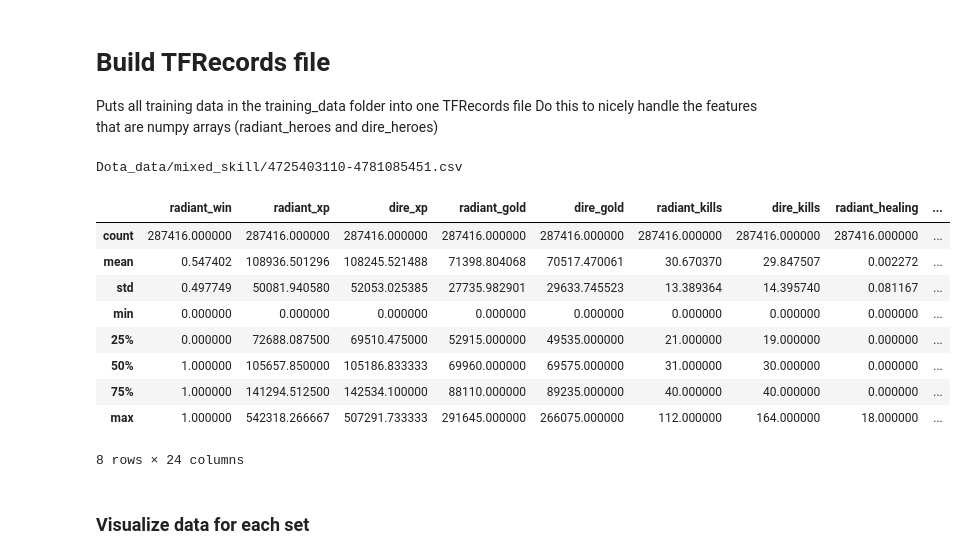
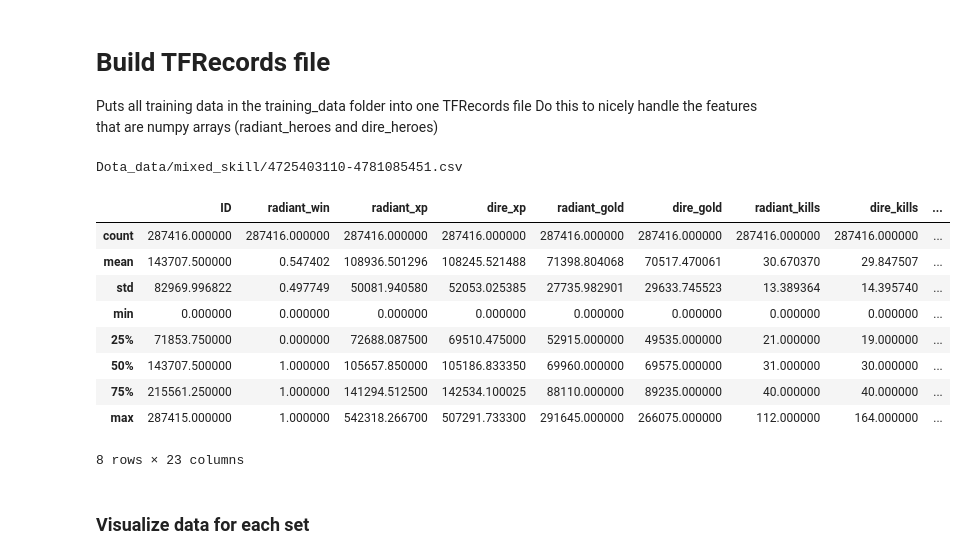
Before and after one commit to JoshEZiegler/MLProjects, a Jupyter notebook: VideoGameDrafting/Dota2Project/DotaDataCollection.ipynb, the cells around one changed output. Cells and saved outputs as stored; diff of their text form; code cells hidden in the pictures.

```diff
--- a/VideoGameDrafting/Dota2Project/DotaDataCollection.ipynb
+++ b/VideoGameDrafting/Dota2Project/DotaDataCollection.ipynb
@@ -615,28 +615,28 @@ Do this to nicely handle the features that are numpy arrays (radiant_heroes and
 # %%
 dota2_df = None
 files=glob.glob(os.path.join('Dota_data','mixed_skill','*.csv'))
 files.sort(key=os.path.getmtime)
 print(files[0])
 for filename in files[-1:]:
     if type(dota2_df)==None:
-        dota2_df = pd.read_csv(filename, usecols=range(1,26))
+        dota2_df = pd.read_csv(filename, usecols=range(0,23))
     else:
-        dota2_df = pd.concat([dota2_df, pd.read_csv(filename, usecols=range(1,26))],ignore_index=True)
+        dota2_df = pd.concat([dota2_df, pd.read_csv(filename, usecols=range(0,23))],ignore_index=True)
 
 dota2_df = dota2_df.reindex(np.random.permutation(dota2_df.index))
 dota2_df.describe()
 # %% [output]
 Dota_data/mixed_skill/4725403110-4781085451.csv
-|  | radiant_win | radiant_xp | dire_xp | radiant_gold | dire_gold | radiant_kills | dire_kills | radiant_healing | ... |
+|  | ID | radiant_win | radiant_xp | dire_xp | radiant_gold | dire_gold | radiant_kills | dire_kills | ... |
 | count | 287416.000000 | 287416.000000 | 287416.000000 | 287416.000000 | 287416.000000 | 287416.000000 | 287416.000000 | 287416.000000 | ... |
-| mean | 0.547402 | 108936.501296 | 108245.521488 | 71398.804068 | 70517.470061 | 30.670370 | 29.847507 | 0.002272 | ... |
-| std | 0.497749 | 50081.940580 | 52053.025385 | 27735.982901 | 29633.745523 | 13.389364 | 14.395740 | 0.081167 | ... |
+| mean | 143707.500000 | 0.547402 | 108936.501296 | 108245.521488 | 71398.804068 | 70517.470061 | 30.670370 | 29.847507 | ... |
+| std | 82969.996822 | 0.497749 | 50081.940580 | 52053.025385 | 27735.982901 | 29633.745523 | 13.389364 | 14.395740 | ... |
 | min | 0.000000 | 0.000000 | 0.000000 | 0.000000 | 0.000000 | 0.000000 | 0.000000 | 0.000000 | ... |
-| 25% | 0.000000 | 72688.087500 | 69510.475000 | 52915.000000 | 49535.000000 | 21.000000 | 19.000000 | 0.000000 | ... |
-| 50% | 1.000000 | 105657.850000 | 105186.833333 | 69960.000000 | 69575.000000 | 31.000000 | 30.000000 | 0.000000 | ... |
-| 75% | 1.000000 | 141294.512500 | 142534.100000 | 88110.000000 | 89235.000000 | 40.000000 | 40.000000 | 0.000000 | ... |
-| max | 1.000000 | 542318.266667 | 507291.733333 | 291645.000000 | 266075.000000 | 112.000000 | 164.000000 | 18.000000 | ... |
+| 25% | 71853.750000 | 0.000000 | 72688.087500 | 69510.475000 | 52915.000000 | 49535.000000 | 21.000000 | 19.000000 | ... |
+| 50% | 143707.500000 | 1.000000 | 105657.850000 | 105186.833350 | 69960.000000 | 69575.000000 | 31.000000 | 30.000000 | ... |
+| 75% | 215561.250000 | 1.000000 | 141294.512500 | 142534.100025 | 88110.000000 | 89235.000000 | 40.000000 | 40.000000 | ... |
+| max | 287415.000000 | 1.000000 | 542318.266700 | 507291.733300 | 291645.000000 | 266075.000000 | 112.000000 | 164.000000 | ... |
-8 rows × 24 columns
+8 rows × 23 columns
 # %%
 def _int64_feature(value):
     return tf.train.Feature(int64_list=tf.train.Int64List(value=[value]))
```
Also changed, not shown: parts of 5 cells of this notebook, 9 other files.
